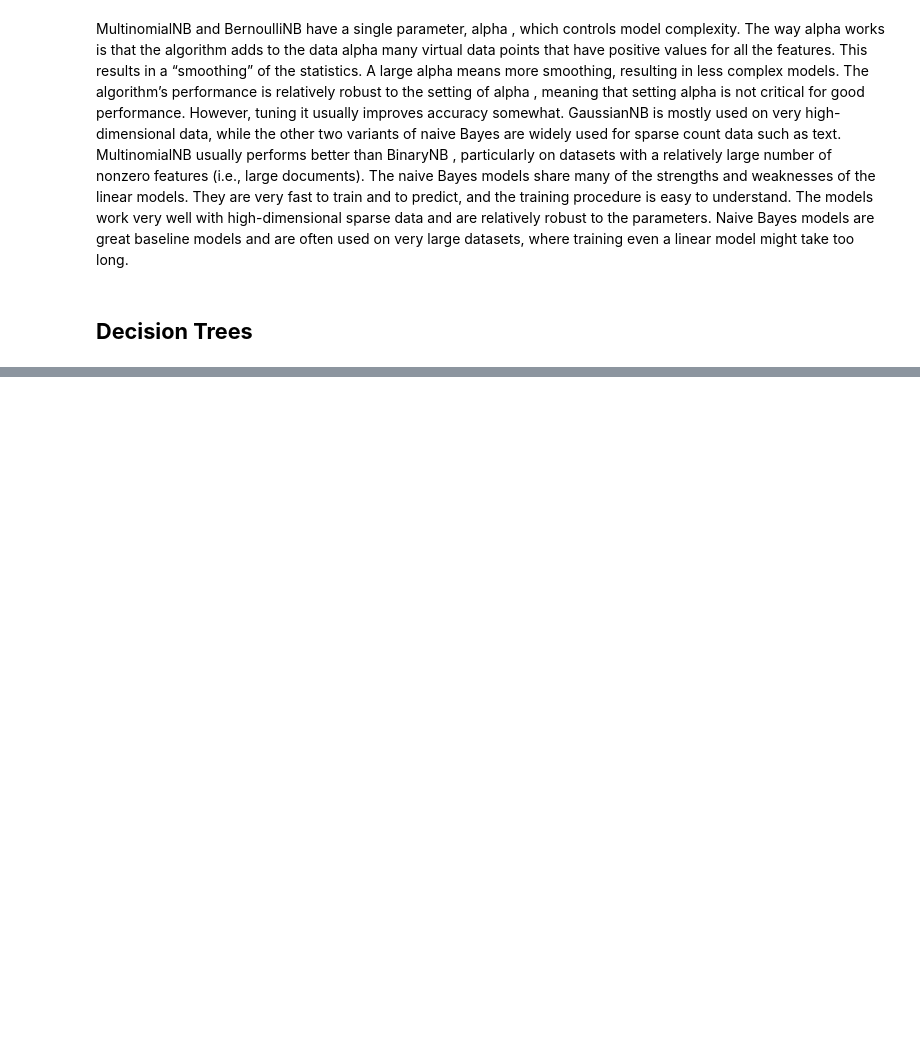
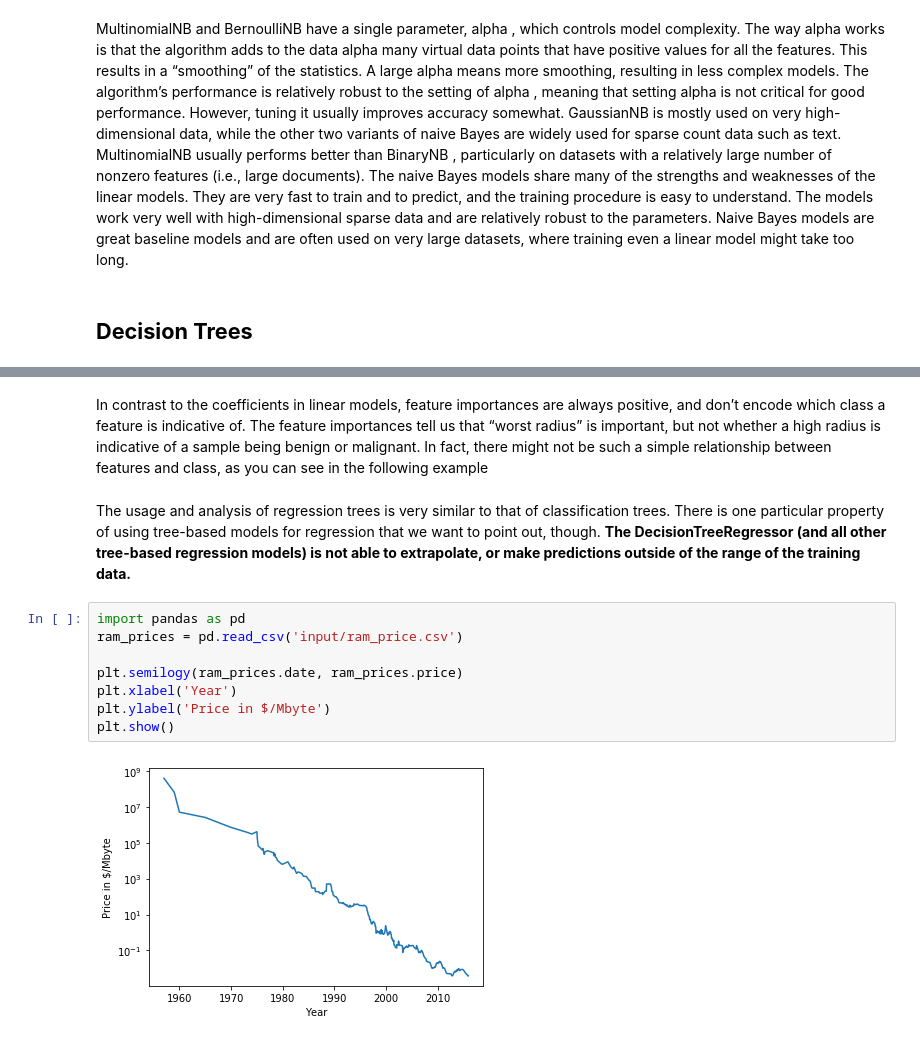
Before and after one commit to cmarsa/imlwp, a Jupyter notebook: 02_supervised_learning.ipynb, the cells around one changed output, grey strips where cells are left out. Saved outputs shown, nothing was run; the diff lists cells and outputs as text; blank space fills up the shorter version.

```diff
--- a/02_supervised_learning.ipynb
+++ b/02_supervised_learning.ipynb
@@ -888,0 +1033,20 @@ too long.
+# %% [markdown]
+In contrast to the coefficients in linear models, feature importances are always positive, and don’t encode which class a feature is indicative of. The feature importances
+tell us that “worst radius” is important, but not whether a high radius is indicative of a
+sample being benign or malignant. In fact, there might not be such a simple relationship between features and class, as you can see in the following example
+# %% [markdown]
+The usage and analysis of regression trees is very similar to that of
+classification trees. There is one particular property of using tree-based models for
+regression that we want to point out, though. __The DecisionTreeRegressor (and all
+other tree-based regression models) is not able to extrapolate, or make predictions
+outside of the range of the training data.__
+# %%
+import pandas as pd
+ram_prices = pd.read_csv('input/ram_price.csv')
+
+plt.semilogy(ram_prices.date, ram_prices.price)
+plt.xlabel('Year')
+plt.ylabel('Price in $/Mbyte')
+plt.show()
+# %% [output]
+[figure, added]
```
Also changed, not shown: parts of 76 cells of this notebook.
